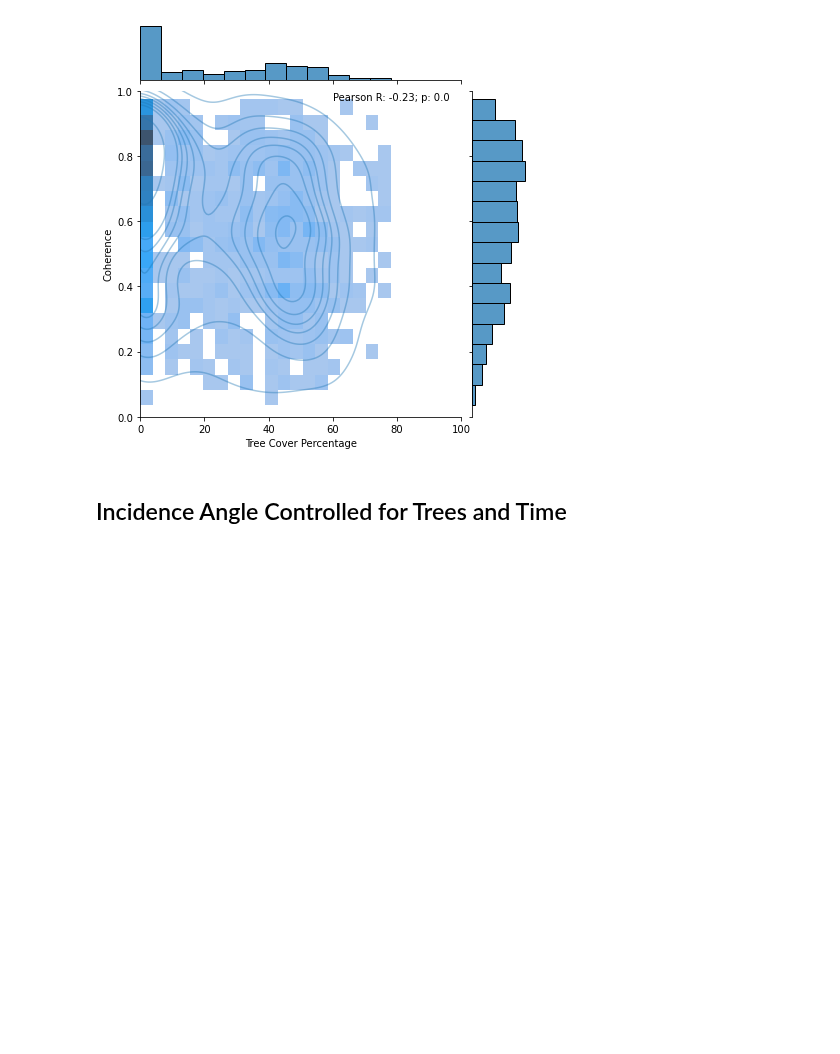
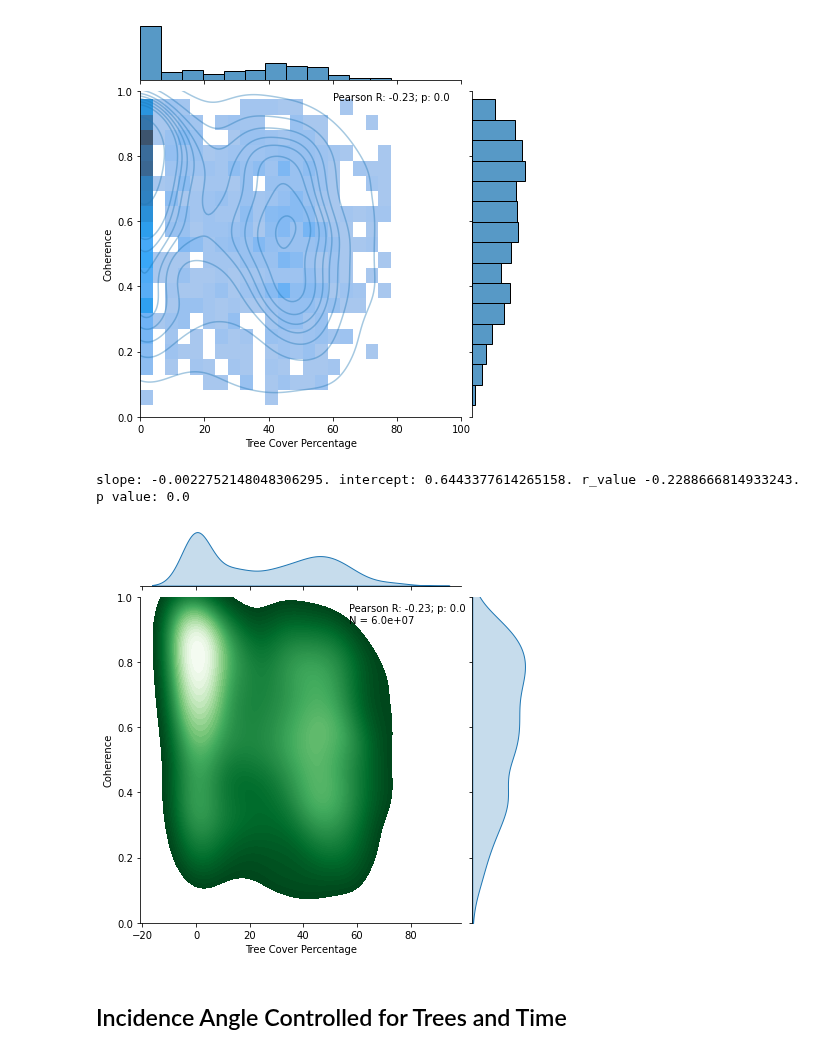
Before and after one commit to ZachHoppinen/uavsar, a Jupyter notebook: src/coherence/spatial_coherence/trees/all-trees.ipynb, the cells around one changed output. Drawn from its saved outputs; the diff is of its cells as text; code cells hidden in the pictures; blank space fills up the shorter version.

Commit message:
inc and tree figures

```diff
--- a/src/coherence/spatial_coherence/trees/all-trees.ipynb
+++ b/src/coherence/spatial_coherence/trees/all-trees.ipynb
@@ -328,6 +328,22 @@ g.ax_joint.set_ylabel('Coherence')
 plt.savefig(join('/bsuhome/zacharykeskinen/uavsar/figures/coherence_spatial/trees', 'all-perc-inc-time-coh.png'))
 # %% [output]
 [figure]
+# %%
+med_inc = (incs < 60) & (incs > 40)
+slope, intercept,r,p, _, _ = r2_value(trees[med_inc], cors[med_inc])
+
+plt.Figure(figsize = (12,8))
+
+g = sns.jointplot(x = trees[med_inc][::50000], y = cors[med_inc][::50000], kind = 'kde',n_levels=60, fill=True, ylim = (0,1), cmap='Greens_r')
+n = len(trees[med_inc])
+g.ax_joint.annotate(text = f'Pearson R: {r:.2}; p: {p:.2}\nN = {n:.1e}', xy = [0.65,0.92], xycoords = 'axes fraction')
+
+g.ax_joint.set_xlabel('Tree Cover Percentage')
+g.ax_joint.set_ylabel('Coherence')
+plt.savefig(join('/bsuhome/zacharykeskinen/uavsar/figures/coherence_spatial/trees', 'all-perc-inc-time-coh-v2.png'))
+# %% [output]
+slope: -0.0022752148048306295. intercept: 0.6443377614265158. r_value -0.2288666814933243. p value: 0.0
+[figure, added]
 # %% [markdown]
 ## Incidence Angle Controlled for Trees and Time
 # %%
```
Also changed, not shown: parts of 1 cell of this notebook, 5 other files.
